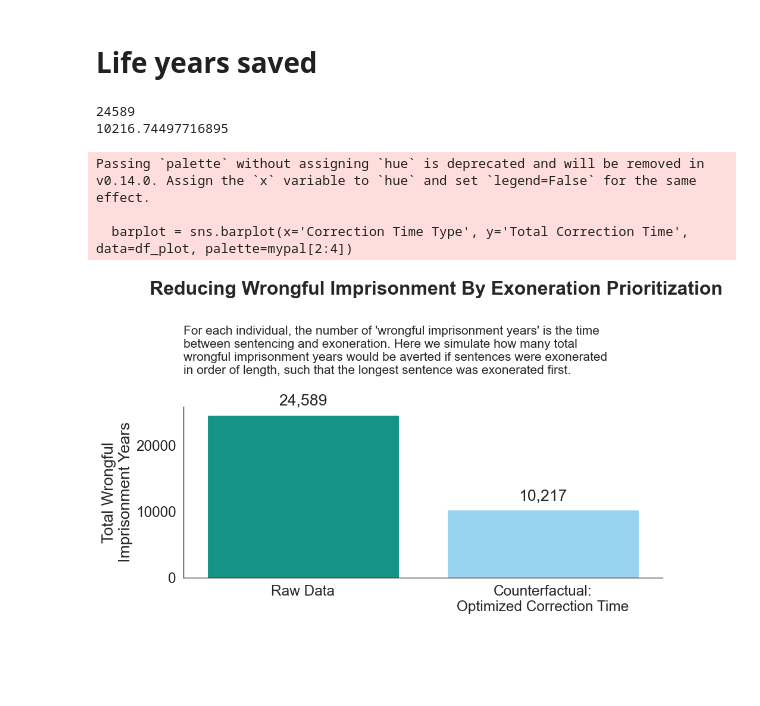
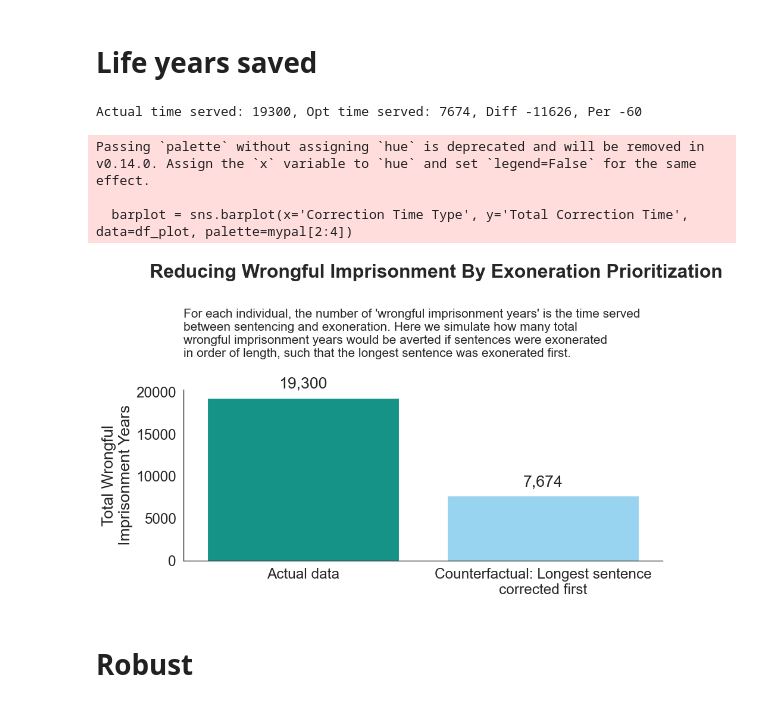
Before and after one commit to josh-ashkinaze/er_correct, a Jupyter notebook: exon.ipynb, the cells around one changed output. Cells and saved outputs as stored; diff of their text form; code cells hidden in the pictures; blank space fills up the shorter version.

Commit message:
some exonerations after time served, take into account

```diff
--- a/exon.ipynb
+++ b/exon.ipynb
@@ -300,54 +300,58 @@ The `join` parameter is deprecated and will be removed in v0.15.0. You can remov
 # %%
 def assign_correction_time(df2, x):
     yrs_sent_rank = x['yrs_sent_rank']
-    paired_correction_time = df2[df2['correction_time_rank'] == yrs_sent_rank]['correction_time'].iloc[0]
+    paired_correction_time = df2[df2['time_served_rank'] == yrs_sent_rank]['time_served'].iloc[0]
     return min(x['yrs_sent'], paired_correction_time)
 
 df2 = df.copy()
 df2 = df2.sample(frac=1, random_state=42)
+df2['time_served'] = np.minimum(df2['correction_time'], df2['yrs_sent'])
 df2['yrs_sent_rank'] = df2['yrs_sent'].rank(ascending=False, method='first')
-df2['correction_time_rank'] = df2['correction_time'].rank(ascending=True, method='first')
-df2['opt_correction_time'] = df2.apply(lambda x: assign_correction_time(df2, x), axis=1)
+df2['time_served_rank'] = df2['time_served'].rank(ascending=True, method='first')
+df2['opt_time_served'] = df2.apply(lambda x: assign_correction_time(df2, x), axis=1)
 # %%
-print(df2['correction_time'].sum())
-print(df2['opt_correction_time'].sum())
+opt_time = df2['opt_time_served'].sum()
+act_time = df2['time_served'].sum()
+reduc_int = opt_time - act_time
+reduc_per = (reduc_int/act_time)*100
+
+print(f"Actual time served: {int(np.round(act_time,0))}, Opt time served: {int(np.round(opt_time,0))}, Diff {int(np.round(reduc_int,0))}, Per {int(np.round(reduc_per,0))}")
 # %% [output]
-24589
-10216.74497716895
+Actual time served: 19300, Opt time served: 7674, Diff -11626, Per -60
 # %%
-original_correction_time_sum = df2['correction_time'].sum()
-opt_correction_time_sum = df2['opt_correction_time'].sum()
+original_time_served_sum = df2['time_served'].sum()
+opt_time_served_sum = df2['opt_time_served'].sum()
 
 data_for_plot = {
-    'Correction Time Type': ['Raw Data', 'Counterfactual:\nOptimized Correction Time'],
-    'Total Correction Time': [original_correction_time_sum, opt_correction_time_sum]
+    'Correction Time Type': ['Actual data', 'Counterfactual: Longest sentence\ncorrected first'],
+    'Total Correction Time': [original_time_served_sum, opt_time_served_sum]
 }
 
 df_plot = pd.DataFrame(data_for_plot)
 
 colors = [matplotlib.colors.to_rgb(mypal[0]), matplotlib.colors.to_rgb(mypal[1])]
 
-# Create the seaborn bar plot
 plt.figure(figsize=(10, 6))
 barplot = sns.barplot(x='Correction Time Type', y='Total Correction Time', data=df_plot, palette=mypal[2:4])
 
-# Add the values on top of the bars
 for bar in barplot.patches:
-    barplot.annotate(format(bar.get_height(), ',.0f'),  # Added comma for thousands
+    barplot.annotate(format(bar.get_height(), ',.0f'),
                      (bar.get_x() + bar.get_width() / 2, bar.get_height()),
                      ha='center', va='bottom', xytext=(0, 8),
                      textcoords='offset points')
 
 # Set the title and labels
 plt.suptitle("Reducing Wrongful Imprisonment By Exoneration Prioritization", fontweight='bold', x=0.59)
-plt.title(label="For each individual, the number of 'wrongful imprisonment years' is the time\nbetween sentencing and exoneration. Here we simulate how many total\nwrongful imprisonment years would be averted if sentences were exonerated\nin order of length, such that the longest sentence was exonerated first.", size=15)
+plt.title(label="For each individual, the number of 'wrongful imprisonment years' is the time served \nbetween sentencing and exoneration. Here we simulate how many total\nwrongful imprisonment years would be averted if sentences were exonerated\nin order of length, such that the longest sentence was exonerated first.", size=15)
 plt.ylabel('Total Wrongful\nImprisonment Years')
 plt.xlabel("")
 
 # Show the plot
 plt.show()
 # %% [output]
 Passing `palette` without assigning `hue` is deprecated and will be removed in v0.14.0. Assign the `x` variable to `hue` and set `legend=False` for the same effect.
 
   barplot = sns.barplot(x='Correction Time Type', y='Total Correction Time', data=df_plot, palette=mypal[2:4])
-[figure, old version]
+[figure, new version]
+# %% [markdown]
+# Robust
```
